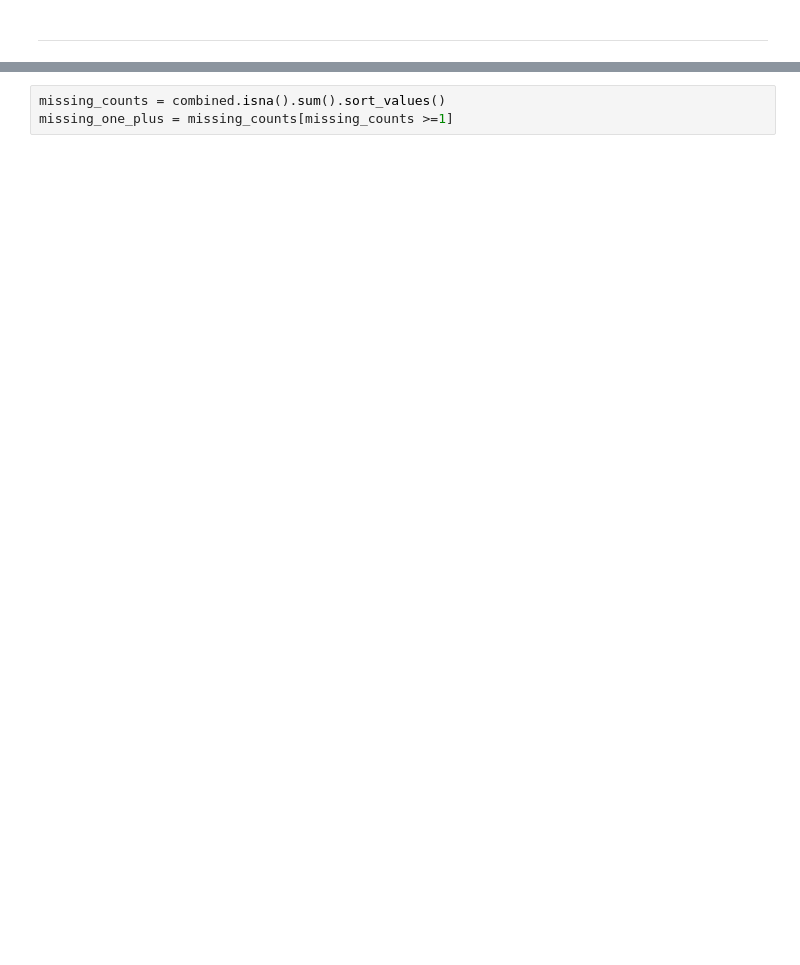
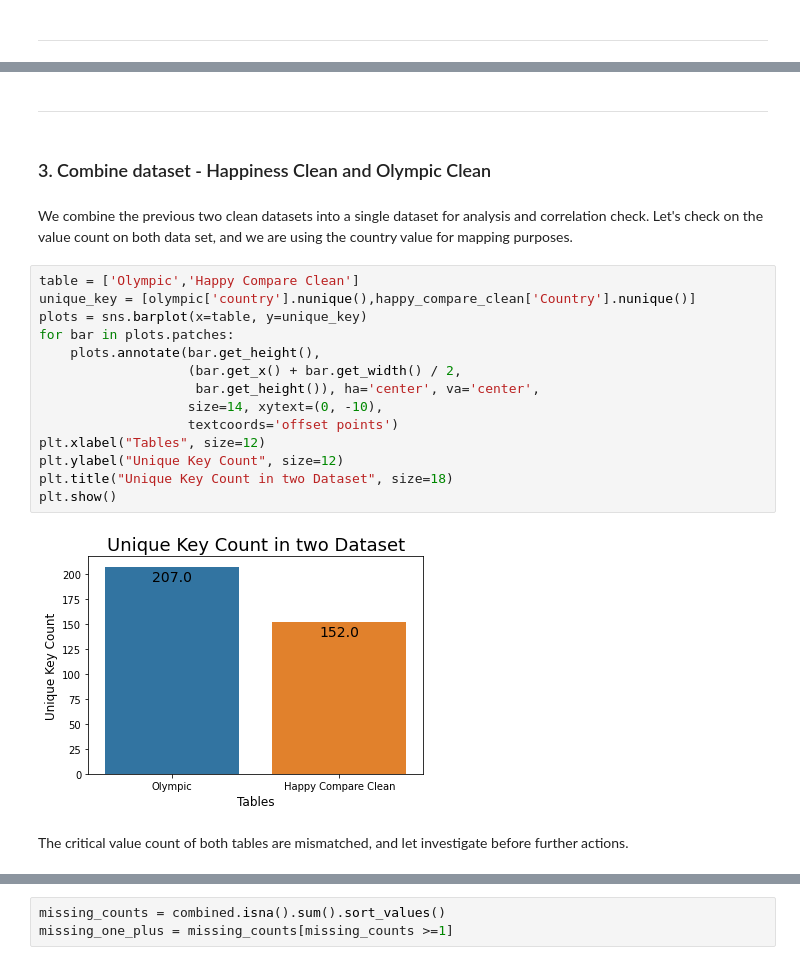
Before and after one commit to billychoy/Descriptive-Analysis-World-Happiness-Index-and-Olympic-Game, a Jupyter notebook: World Happiest Index and Olympic Game.ipynb, the cells around one changed output, grey strips where cells are left out. Cells and saved outputs as stored; diff of their text form; blank space fills up the shorter version.

```diff
--- a/World Happiest Index and Olympic Game.ipynb
+++ b/World Happiest Index and Olympic Game.ipynb
@@ -861,0 +531,24 @@ combined.drop('total_students', axis=1, inplace=True)
+# %% [markdown]
+***
+# %% [markdown]
+### 3. Combine dataset - Happiness Clean and Olympic Clean <a id='combine_happy_olymic'></a>
+# %% [markdown]
+We combine the previous two clean datasets into a single dataset for analysis and correlation check. Let's check on the value count on both data set, and we are using the country value for mapping purposes.
+# %%
+table = ['Olympic','Happy Compare Clean']
+unique_key = [olympic['country'].nunique(),happy_compare_clean['Country'].nunique()]
+plots = sns.barplot(x=table, y=unique_key)
+for bar in plots.patches:
+    plots.annotate(bar.get_height(),
+                   (bar.get_x() + bar.get_width() / 2,
+                    bar.get_height()), ha='center', va='center',
+                   size=14, xytext=(0, -10),
+                   textcoords='offset points')
+plt.xlabel("Tables", size=12)
+plt.ylabel("Unique Key Count", size=12)
+plt.title("Unique Key Count in two Dataset", size=18)
+plt.show()
+# %% [output]
+[figure, added]
+# %% [markdown]
+The critical value count of both tables are mismatched, and let investigate before further actions.
```
Also changed, not shown: parts of 203 cells of this notebook.
